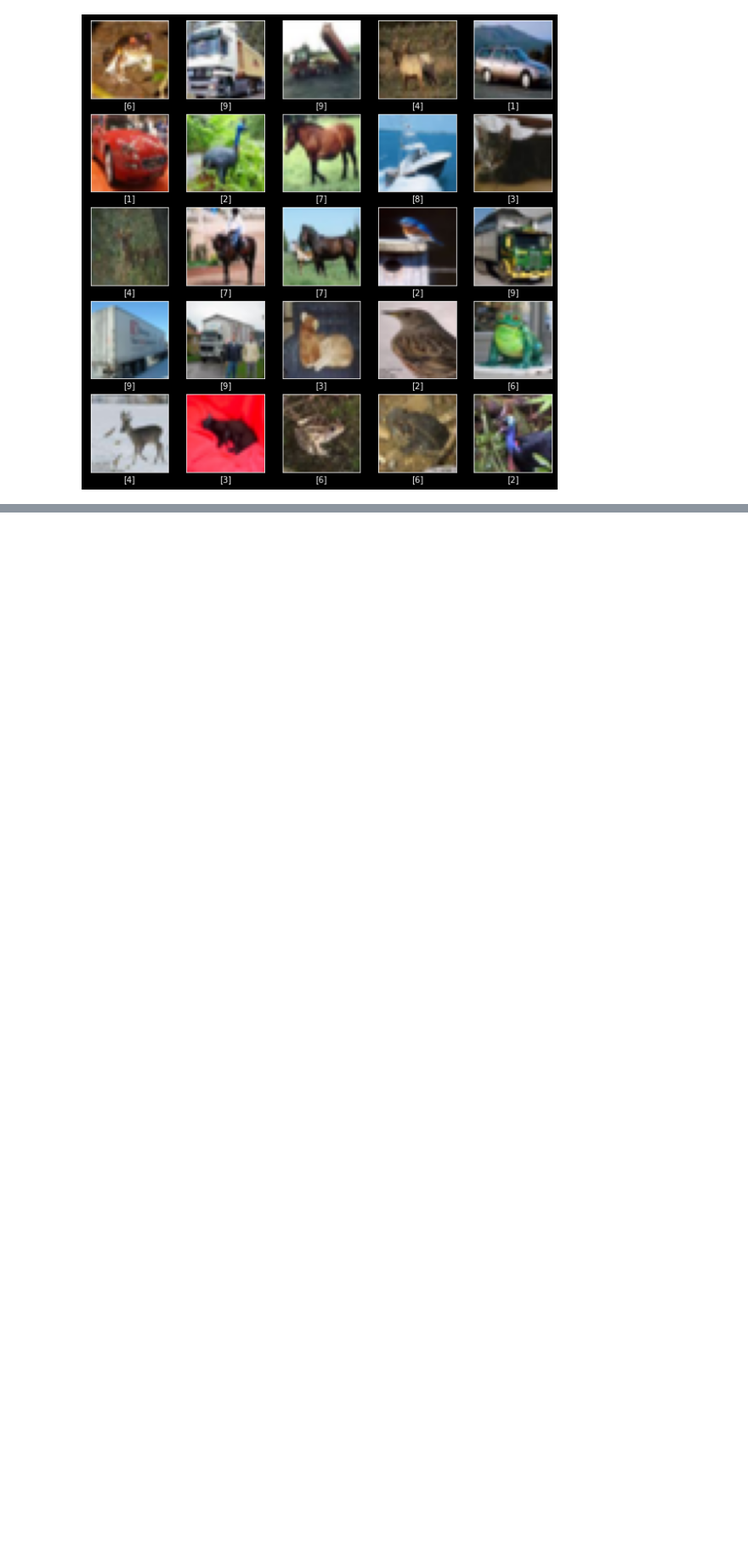
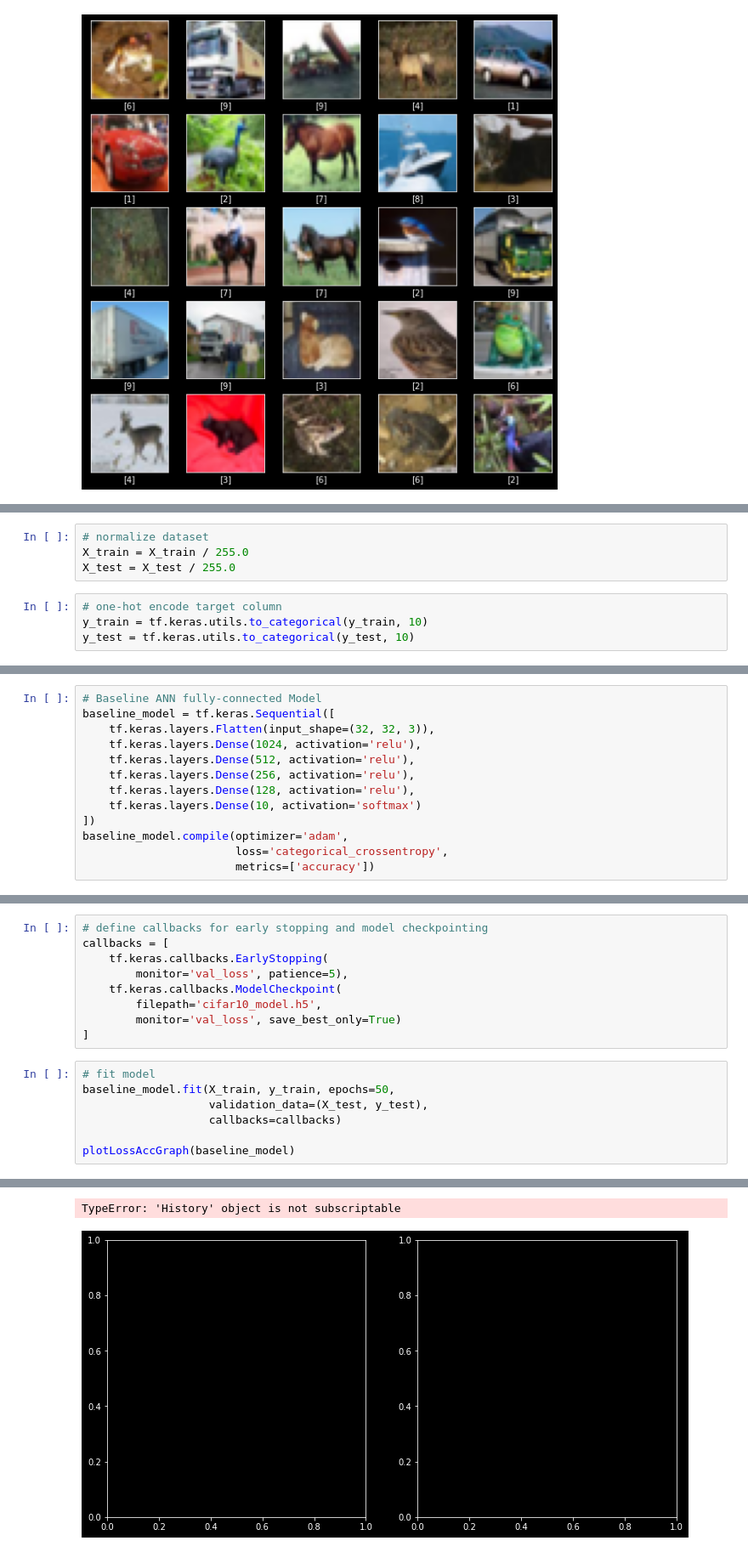
Before and after one commit to AngKS/Deep-Learning-CA1, a Jupyter notebook: cifar10.ipynb, the cells around one changed output, grey strips where cells are left out. Shown: that part at 85% size. Saved outputs shown, nothing was run; the diff lists cells and outputs as text; blank space fills up the shorter version.

Commit message:
train ANN fully-connected model as baseline for CIFAR10

```diff
--- a/cifar10.ipynb
+++ b/cifar10.ipynb
@@ -89,0 +38,8 @@ IndexError: boolean index did not match indexed array along dimension 0; dimensi
+# %%
+# normalize dataset
+X_train = X_train / 255.0
+X_test = X_test / 255.0
+# %%
+# one-hot encode target column
+y_train = tf.keras.utils.to_categorical(y_train, 10)
+y_test = tf.keras.utils.to_categorical(y_test, 10)
@@ -89,0 +72,13 @@ IndexError: boolean index did not match indexed array along dimension 0; dimensi
+# %%
+# Baseline ANN fully-connected Model
+baseline_model = tf.keras.Sequential([
+    tf.keras.layers.Flatten(input_shape=(32, 32, 3)),
+    tf.keras.layers.Dense(1024, activation='relu'),
+    tf.keras.layers.Dense(512, activation='relu'),
+    tf.keras.layers.Dense(256, activation='relu'),
+    tf.keras.layers.Dense(128, activation='relu'),
+    tf.keras.layers.Dense(10, activation='softmax')
+])
+baseline_model.compile(optimizer='adam',
+                       loss='categorical_crossentropy',
+                       metrics=['accuracy'])
@@ -89,0 +108,17 @@ IndexError: boolean index did not match indexed array along dimension 0; dimensi
+# %%
+# define callbacks for early stopping and model checkpointing
+callbacks = [
+    tf.keras.callbacks.EarlyStopping(
+        monitor='val_loss', patience=5),
+    tf.keras.callbacks.ModelCheckpoint(
+        filepath='cifar10_model.h5',
+        monitor='val_loss', save_best_only=True)
+]
+# %%
+# fit model
+baseline_model.fit(X_train, y_train, epochs=50,
+                   validation_data=(X_test, y_test),
+                   callbacks=callbacks)
+
+plotLossAccGraph(baseline_model)
+# %% [output]
@@ -89,0 +142,2 @@ IndexError: boolean index did not match indexed array along dimension 0; dimensi
+TypeError: 'History' object is not subscriptable
+[figure, added]
```
Also changed, not shown: parts of 14 cells of this notebook, 1 other file.
